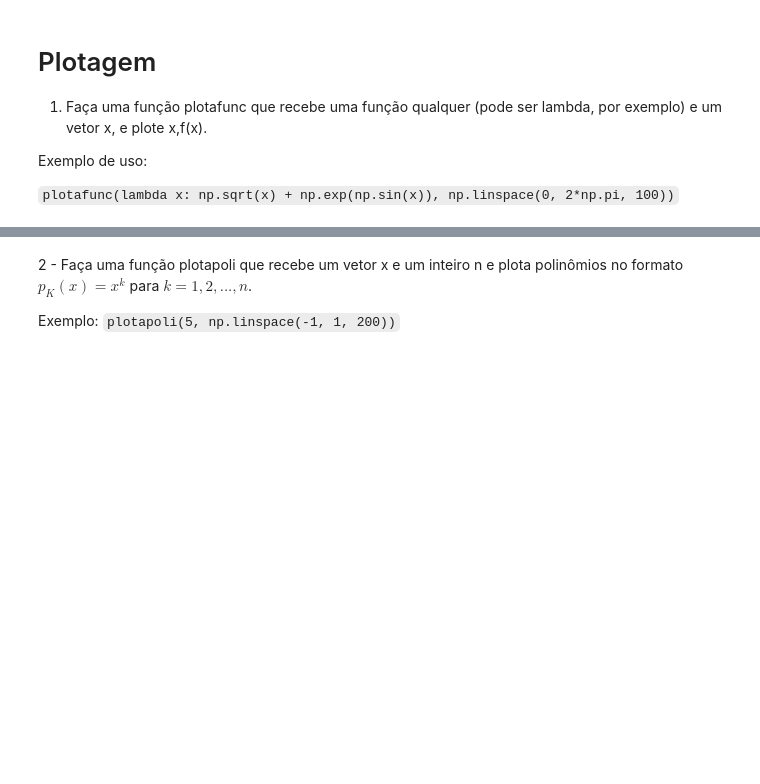
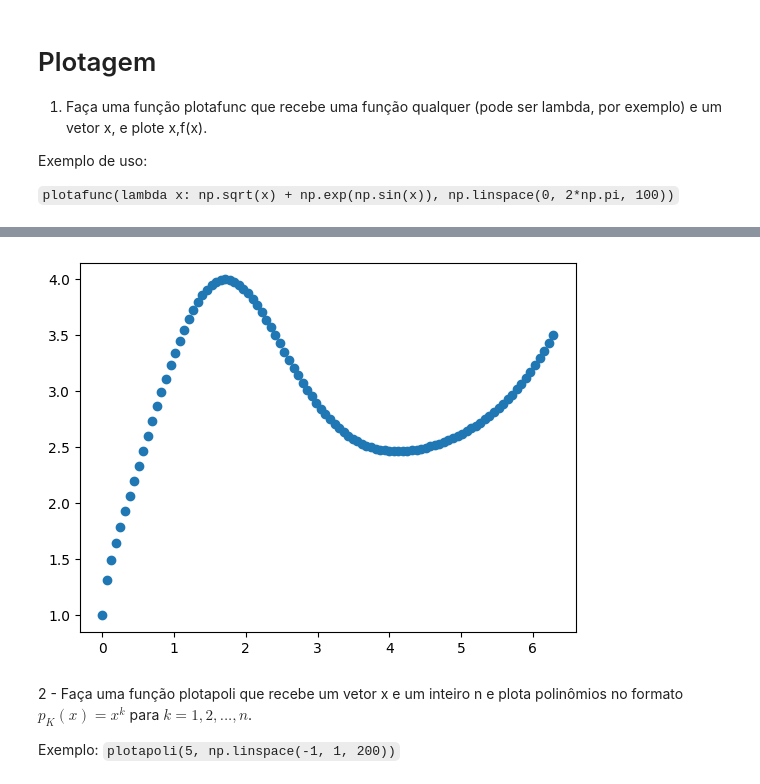
Before and after one commit to Prd225/trabalho_de_CN, a Jupyter notebook: Lab - Sistemas Lineares.ipynb, the cells around one changed output, grey strips where cells are left out. Cells and saved outputs as stored; diff of their text form; code cells hidden in the pictures; blank space fills up the shorter version.

```diff
--- a/Lab - Sistemas Lineares.ipynb
+++ b/Lab - Sistemas Lineares.ipynb
@@ -21,7 +21,16 @@ Exemplo de uso:
 # %% [markdown]
 ![image.png](attachment:image.png)
 # %%
+import numpy as np
+import matplotlib.pyplot as plt
 def plotafunc(func,x):
+    y = func(x)
+
+    plt.plot(x,y,'o')
+# %%
+plotafunc(lambda x: np.sqrt(x) + np.exp(np.sin(x)), np.linspace(0, 2*np.pi, 100))
+# %% [output]
+[figure, added]
 # %% [markdown]
 2 - Faça uma função plotapoli que recebe um vetor x e um inteiro n e plota polinômios no formato $p_K(x)=x^k$ para $k=1,2,...,n$.
 
```
